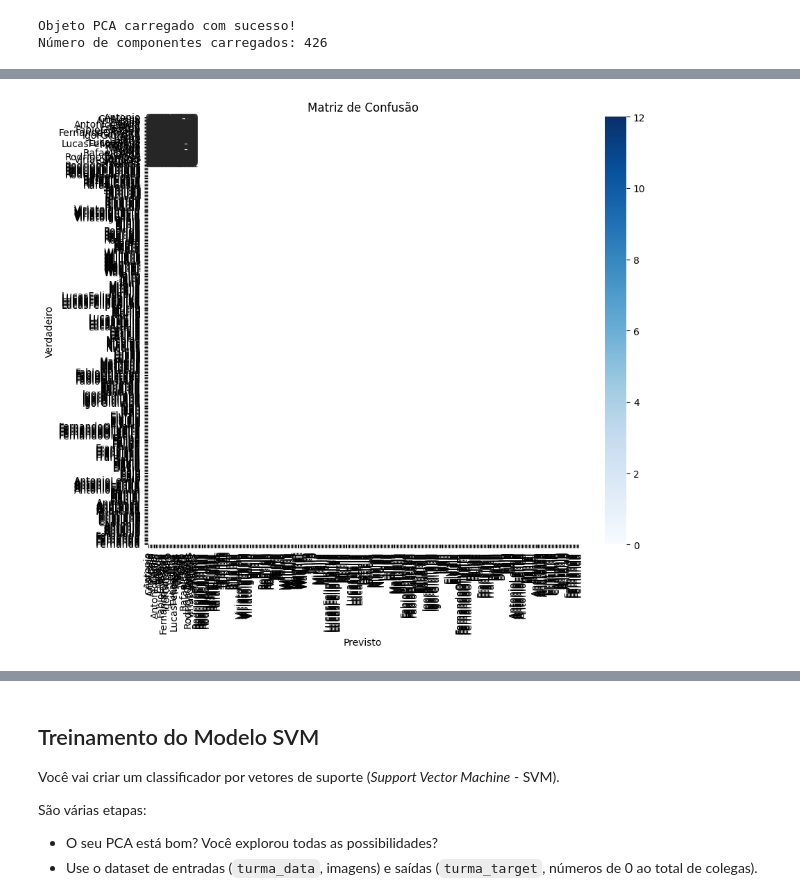
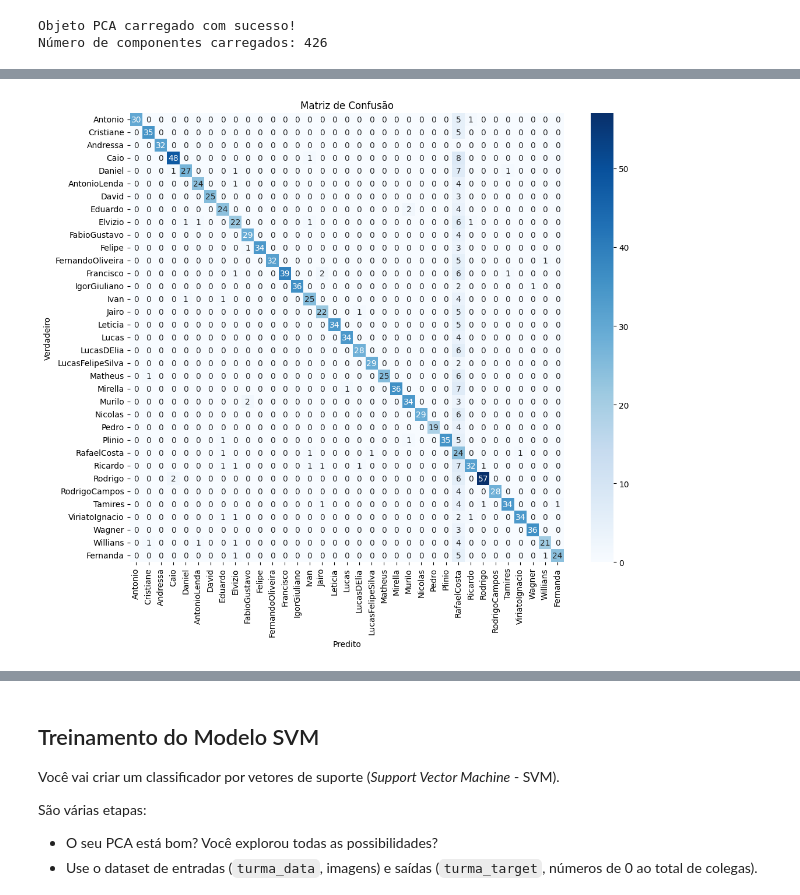
Before and after one commit to fernandabomtorin16/reconhecimento_facial, a Jupyter notebook: reconhecimento_facial.ipynb, the cells around one changed output, grey strips where cells are left out. Drawn from its saved outputs; the diff is of its cells as text; code cells hidden in the pictures.

```diff
--- a/reconhecimento_facial.ipynb
+++ b/reconhecimento_facial.ipynb
@@ -576,16 +586,18 @@ for i in metricas:
 # %%
-# Calcular a matriz de confusão
 cm = confusion_matrix(y_test, y_pred)
 
-# Plotar a matriz de confusão como um heatmap
-plt.figure(figsize=(10, 8))
-sns.heatmap(cm, annot=True, fmt='d', cmap='Blues', xticklabels=turma_target_names_aug, yticklabels=turma_target_names_aug)
-plt.xlabel('Previsto')
+# Mapear os rótulos numéricos para nomes de pessoas
+# Usar o dicionário `dict_target_name` criado anteriormente
+labels = [dict_target_name[i] for i in sorted(np.unique(np.concatenate((y_test, y_pred))))]
+
+plt.figure(figsize=(12, 10))
+sns.heatmap(cm, annot=True, fmt='d', cmap='Blues', xticklabels=labels, yticklabels=labels)
+plt.xlabel('Predito')
 plt.ylabel('Verdadeiro')
 plt.title('Matriz de Confusão')
 plt.show()
 # %% [output]
-[figure, old version]
+[figure, new version]
 # %%
 # Salvar o modelo SVM treinado em um arquivo .pkl
 model_save_path = '/content/drive/MyDrive/AprendizadoMaquinasI/2025/SVM_Model/'
```
Also changed, not shown: parts of 3 cells of this notebook.
